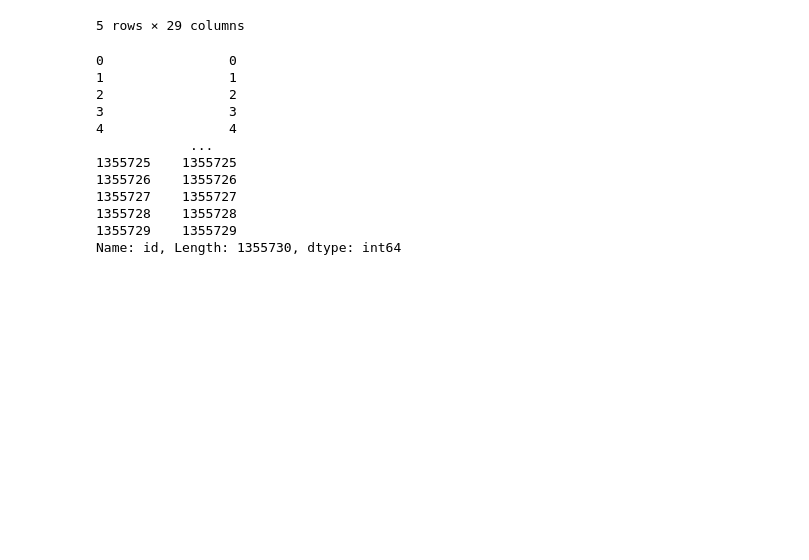
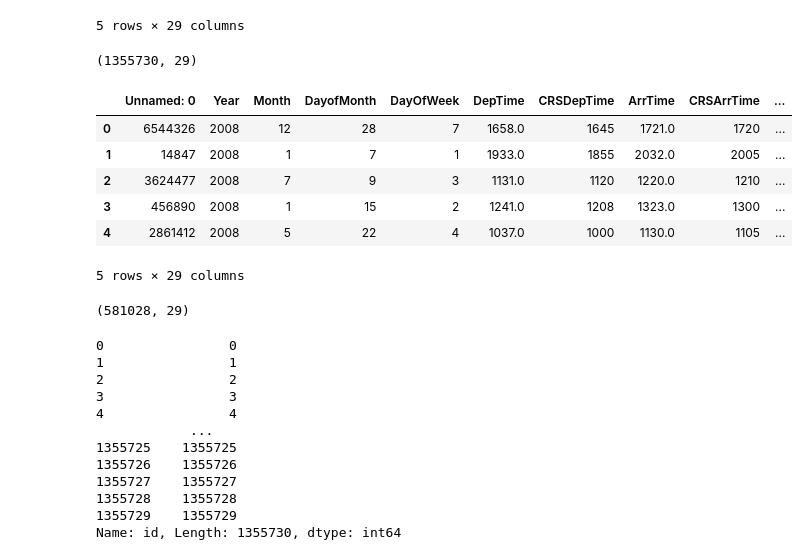
Before and after one commit to jokkojja/steps_in_data, a Jupyter notebook: try_to_kaggle.ipynb, the cells around one changed output. Cells and saved outputs as stored; diff of their text form; code cells hidden in the pictures; blank space fills up the shorter version.

```diff
--- a/try_to_kaggle.ipynb
+++ b/try_to_kaggle.ipynb
@@ -44,6 +44,24 @@ x_train.head(5)
 | 3 | 5300680 | 2008 | 9 | 15 | 1 | 1233.0 | 1215 | 1355.0 | 1350 | ... |
 | 4 | 2364574 | 2008 | 4 | 13 | 7 | 1325.0 | 540 | 1604.0 | 752 | ... |
 5 rows × 29 columns
+# %%
+x_train.shape
+# %% [output]
+(1355730, 29)
+# %%
+x_test.head(5)
+# %% [output]
+|  | Unnamed: 0 | Year | Month | DayofMonth | DayOfWeek | DepTime | CRSDepTime | ArrTime | CRSArrTime | ... |
+| 0 | 6544326 | 2008 | 12 | 28 | 7 | 1658.0 | 1645 | 1721.0 | 1720 | ... |
+| 1 | 14847 | 2008 | 1 | 7 | 1 | 1933.0 | 1855 | 2032.0 | 2005 | ... |
+| 2 | 3624477 | 2008 | 7 | 9 | 3 | 1131.0 | 1120 | 1220.0 | 1210 | ... |
+| 3 | 456890 | 2008 | 1 | 15 | 2 | 1241.0 | 1208 | 1323.0 | 1300 | ... |
+| 4 | 2861412 | 2008 | 5 | 22 | 4 | 1037.0 | 1000 | 1130.0 | 1105 | ... |
+5 rows × 29 columns
+# %%
+x_test.shape
+# %% [output]
+(581028, 29)
 # %%
 x_train['id'] = [i for i in range (len(x_train))]
 # %%
```
Also changed, not shown: parts of 16 cells of this notebook.
